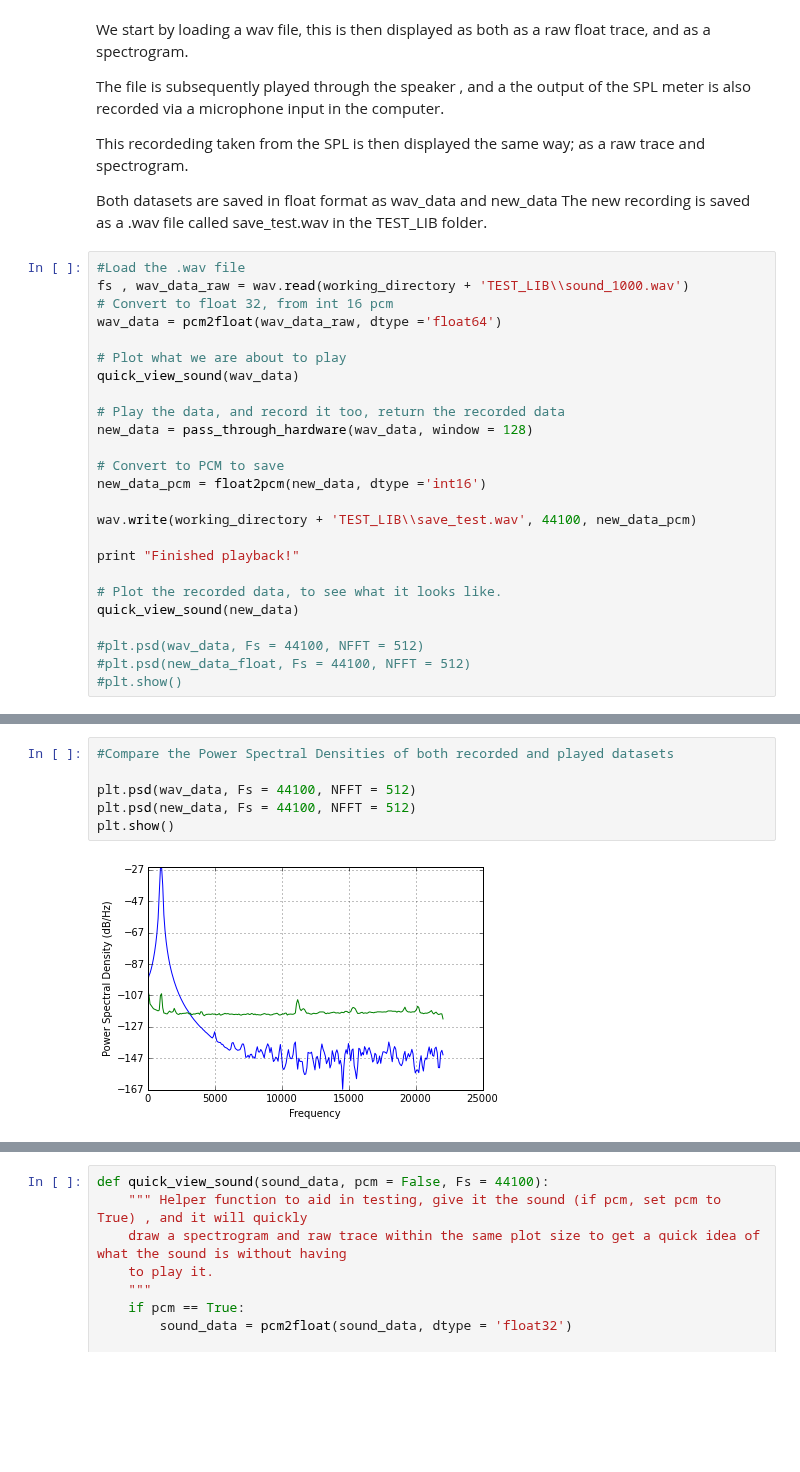
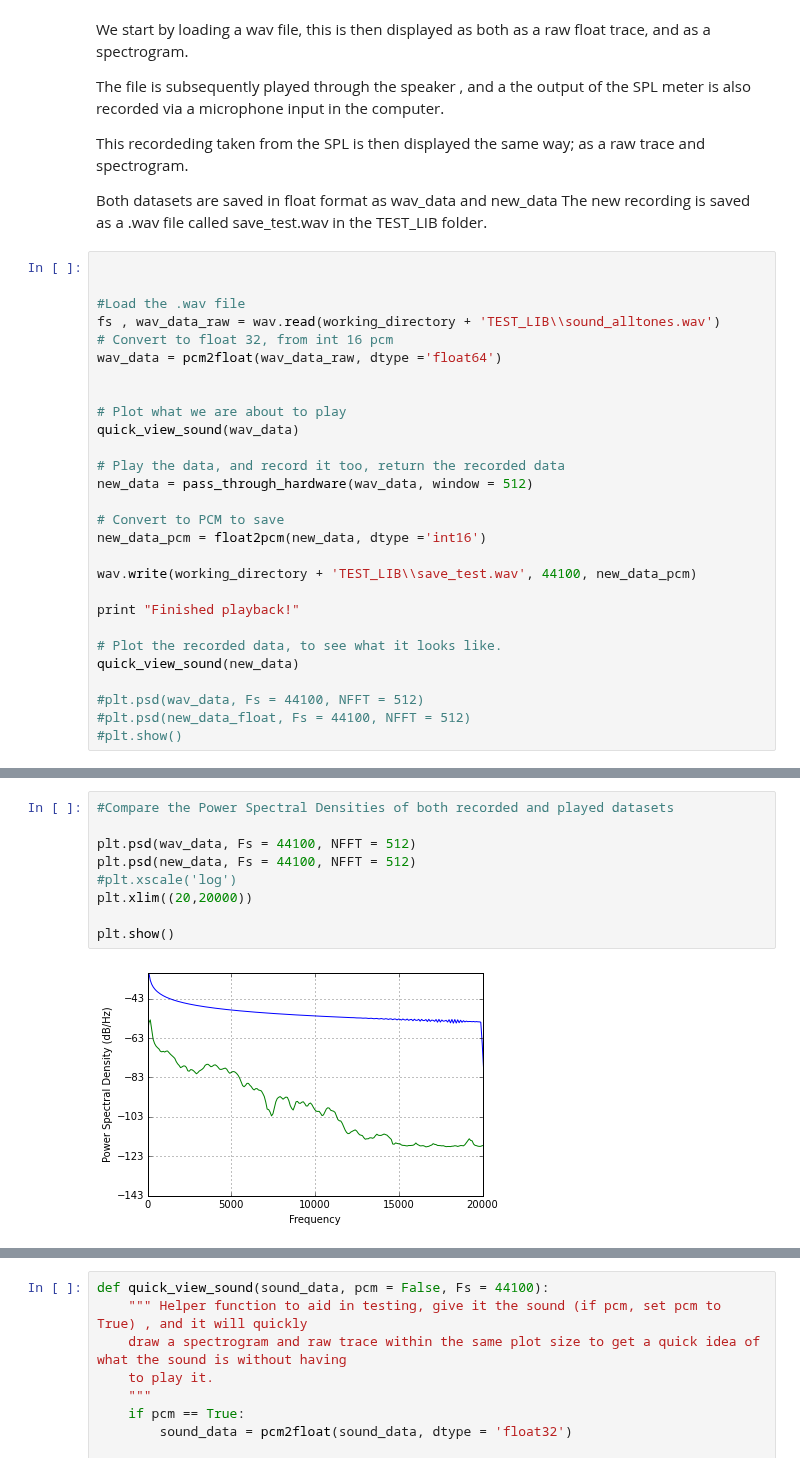
Before and after one commit to BirdMI-UniversityofAuckland/MichaelSandbox, a Jupyter notebook: MicSpeakerPro/SPL_meter_testing.ipynb, the cells around one changed output, grey strips where cells are left out. Saved outputs shown, nothing was run; the diff lists cells and outputs as text; blank space fills up the shorter version.

```diff
--- a/MicSpeakerPro/SPL_meter_testing.ipynb
+++ b/MicSpeakerPro/SPL_meter_testing.ipynb
@@ -54,16 +54,19 @@ This recordeding taken from the SPL is then displayed the same way; as a raw tra
 Both datasets are saved in float format as wav_data and new_data
 The new recording is saved as a .wav file called save_test.wav in the TEST_LIB folder.
 # %%
+
+
 #Load the .wav file
-fs , wav_data_raw = wav.read(working_directory + 'TEST_LIB\\sound_1000.wav')
+fs , wav_data_raw = wav.read(working_directory + 'TEST_LIB\\sound_alltones.wav')
 # Convert to float 32, from int 16 pcm
 wav_data = pcm2float(wav_data_raw, dtype ='float64')
+
 
 # Plot what we are about to play
 quick_view_sound(wav_data)
 
 # Play the data, and record it too, return the recorded data
-new_data = pass_through_hardware(wav_data, window = 128)
+new_data = pass_through_hardware(wav_data, window = 512)
 
 # Convert to PCM to save
 new_data_pcm = float2pcm(new_data, dtype ='int16')
@@ -104,8 +264,11 @@ plt.ylim((min_range,max_range))
 # %%
 #Compare the Power Spectral Densities of both recorded and played datasets
 
 plt.psd(wav_data, Fs = 44100, NFFT = 512)
 plt.psd(new_data, Fs = 44100, NFFT = 512)
+#plt.xscale('log')
+plt.xlim((20,20000))
+
 plt.show()
 # %% [output]
-[figure, old version]
+[figure, new version]
```
Also changed, not shown: parts of 13 cells of this notebook.
